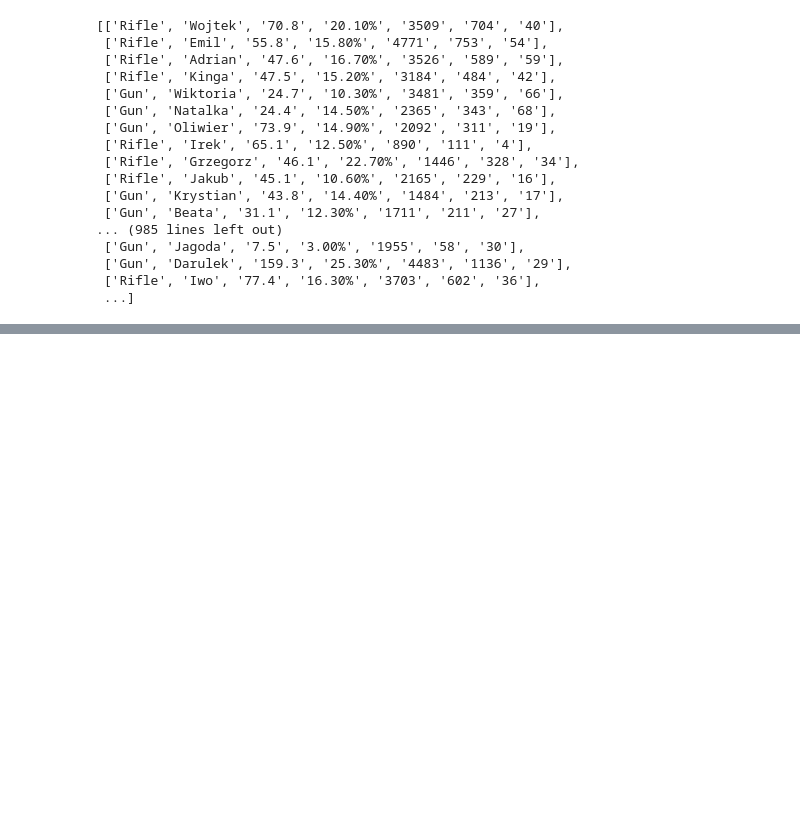
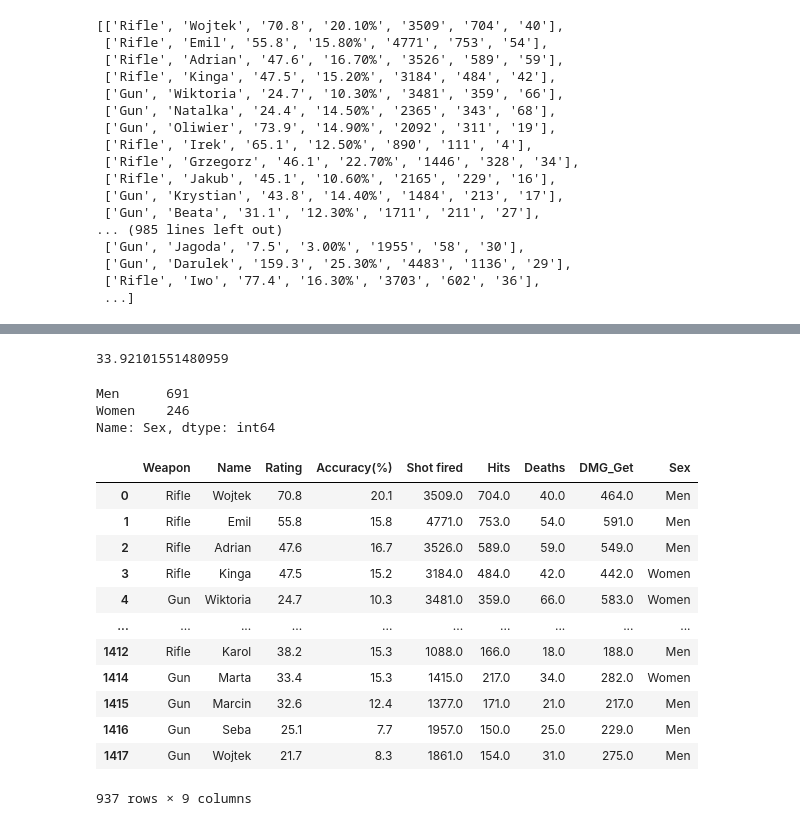
Before and after one commit to KacperChmura1/LaserTag_Players, a Jupyter notebook: Data_Scraping.ipynb, the cells around one changed output, grey strips where cells are left out. Cells and saved outputs as stored; diff of their text form; code cells hidden in the pictures; blank space fills up the shorter version.

```diff
--- a/Data_Scraping.ipynb
+++ b/Data_Scraping.ipynb
@@ -366,0 +658,4 @@ full_stats.to_csv("Stats.csv", encoding="utf-8")
+# %%
+full_stats["Sex"].value_counts()[1]/len(full_stats) * 100
+# %% [output]
+33.92101551480959
@@ -366,0 +664,24 @@ full_stats.to_csv("Stats.csv", encoding="utf-8")
+# %%
+full_stats_with_sex = full_stats[(full_stats["Sex"] == "Men") | (full_stats["Sex"] == "Women")]
+# %%
+full_stats_with_sex["Sex"].value_counts()
+# %% [output]
+Men      691
+Women    246
+Name: Sex, dtype: int64
+# %%
+full_stats_with_sex
+# %% [output]
+|  | Weapon | Name | Rating | Accuracy(%) | Shot fired | Hits | Deaths | DMG_Get | Sex |
+| 0 | Rifle | Wojtek | 70.8 | 20.1 | 3509.0 | 704.0 | 40.0 | 464.0 | Men |
+| 1 | Rifle | Emil | 55.8 | 15.8 | 4771.0 | 753.0 | 54.0 | 591.0 | Men |
+| 2 | Rifle | Adrian | 47.6 | 16.7 | 3526.0 | 589.0 | 59.0 | 549.0 | Men |
+| 3 | Rifle | Kinga | 47.5 | 15.2 | 3184.0 | 484.0 | 42.0 | 442.0 | Women |
+| 4 | Gun | Wiktoria | 24.7 | 10.3 | 3481.0 | 359.0 | 66.0 | 583.0 | Women |
+| ... | ... | ... | ... | ... | ... | ... | ... | ... | ... |
+| 1412 | Rifle | Karol | 38.2 | 15.3 | 1088.0 | 166.0 | 18.0 | 188.0 | Men |
+| 1414 | Gun | Marta | 33.4 | 15.3 | 1415.0 | 217.0 | 34.0 | 282.0 | Women |
+| 1415 | Gun | Marcin | 32.6 | 12.4 | 1377.0 | 171.0 | 21.0 | 217.0 | Men |
+| 1416 | Gun | Seba | 25.1 | 7.7 | 1957.0 | 150.0 | 25.0 | 229.0 | Men |
+| 1417 | Gun | Wojtek | 21.7 | 8.3 | 1861.0 | 154.0 | 31.0 | 275.0 | Men |
+937 rows × 9 columns
```
Also changed, not shown: parts of 57 cells of this notebook.
